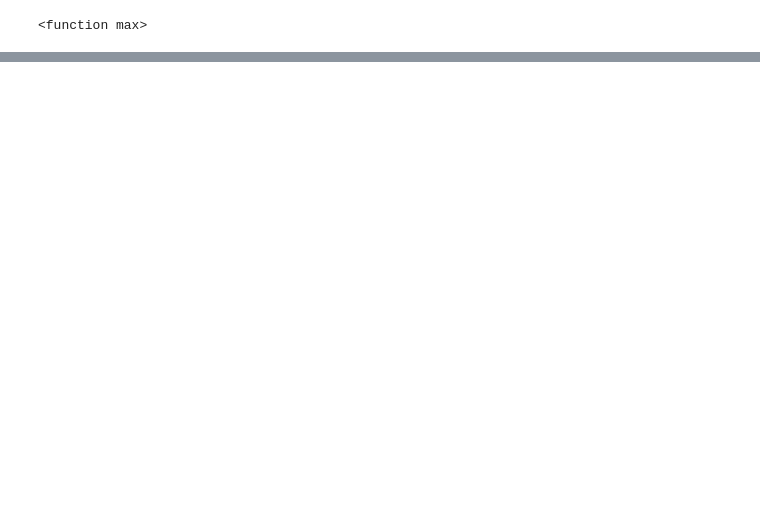
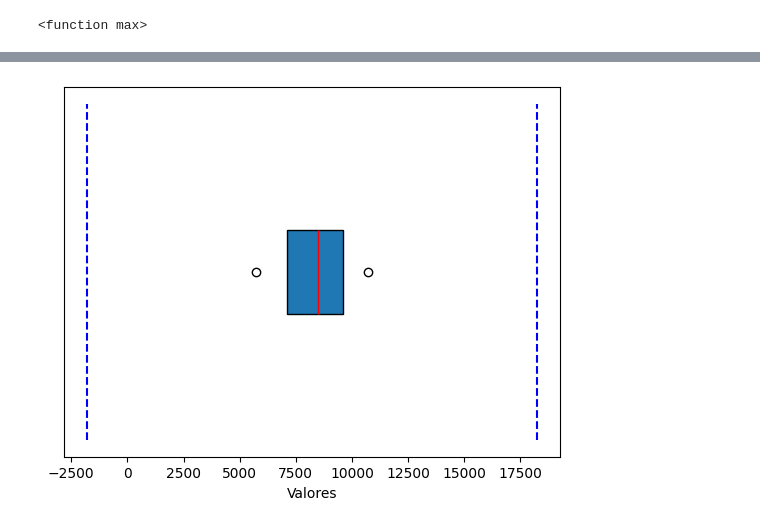
Before and after one commit to bajito22/Estadistica-descriptiva, a Jupyter notebook: Estadistica.ipynb, the cells around one changed output, grey strips where cells are left out. Drawn from its saved outputs; the diff is of its cells as text; code cells hidden in the pictures; blank space fills up the shorter version.

```diff
--- a/Estadistica.ipynb
+++ b/Estadistica.ipynb
@@ -370,0 +302,11 @@ frecuenciasAcumulada.head()
+# %%
+Q1=percentiles(25,frecuenciasAcumulada,C,LI,LS)
+mediana=percentiles(50,frecuenciasAcumulada,C,LI,LS)
+Q3=percentiles(75,frecuenciasAcumulada,C,LI,LS)
+
+IQR=Q3-Q1#rango intercuartilico
+print("Rango intercuartilico :",IQR)
+limiteSuperior=Q3+(1.5*(IQR))
+limiteInferior=Q1-(1.5*(IQR))
+print("limiteSuperior",limiteSuperior)
+print("limiteInferior",limiteInferior)
@@ -370,0 +331,15 @@ frecuenciasAcumulada.head()
+# %%
+# Crear el diagrama de caja
+plt.boxplot([Q1, mediana, Q3], vert=False, widths=0.5, positions=[0], whis=[25, 75], showcaps=False, patch_artist=True, medianprops={'color': 'red'})
+
+# Agregar líneas adicionales para los límites superior e inferior
+plt.vlines([limiteInferior, limiteSuperior], ymin=-1, ymax=1, color='blue', linestyle='dashed')
+
+# Configurar el eje
+plt.yticks([])  # Desactivar etiquetas en el eje y
+plt.xlabel('Valores')
+
+# Mostrar el diagrama de caja
+plt.show()
+# %% [output]
+[figure, added]
```
Also changed, not shown: parts of 20 cells of this notebook.
